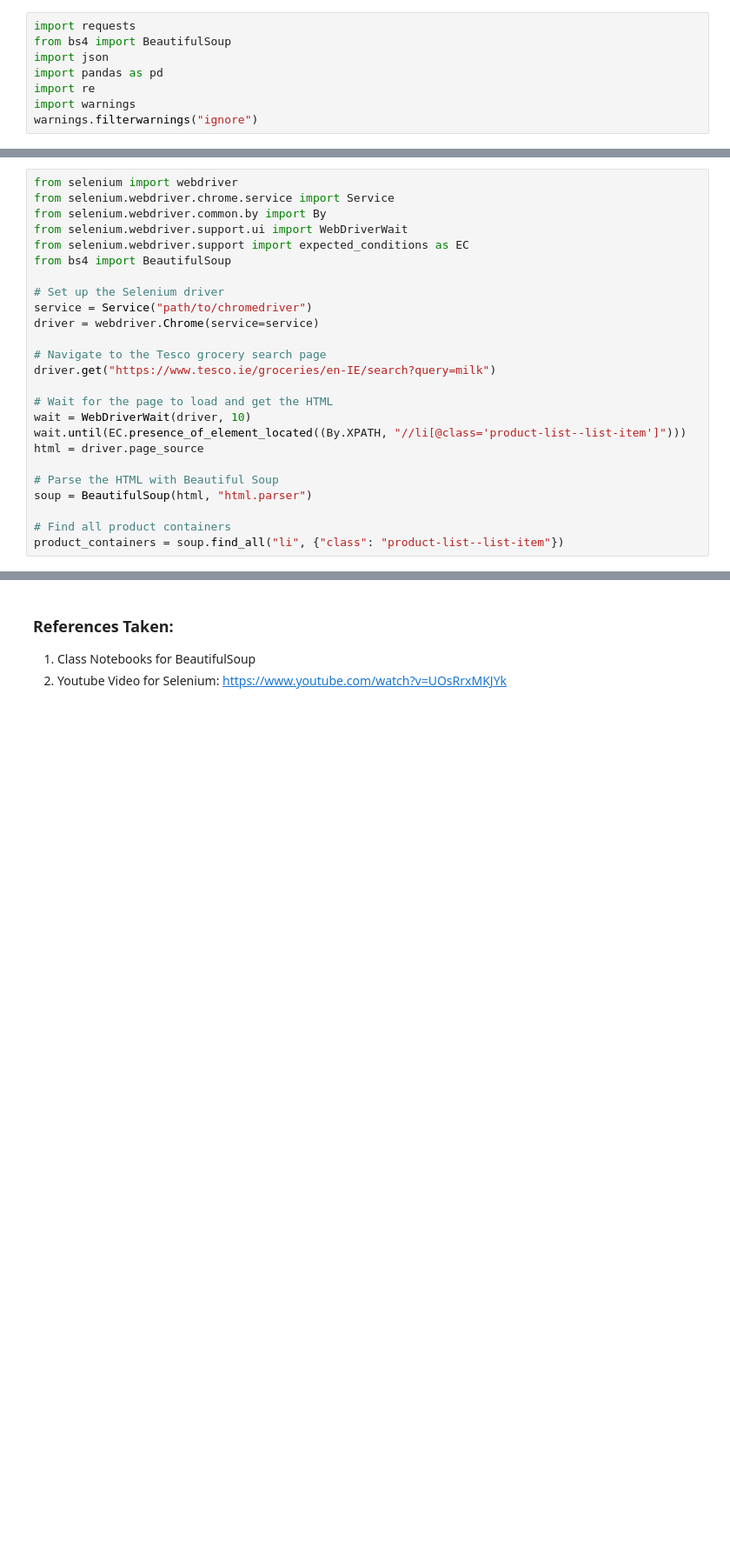
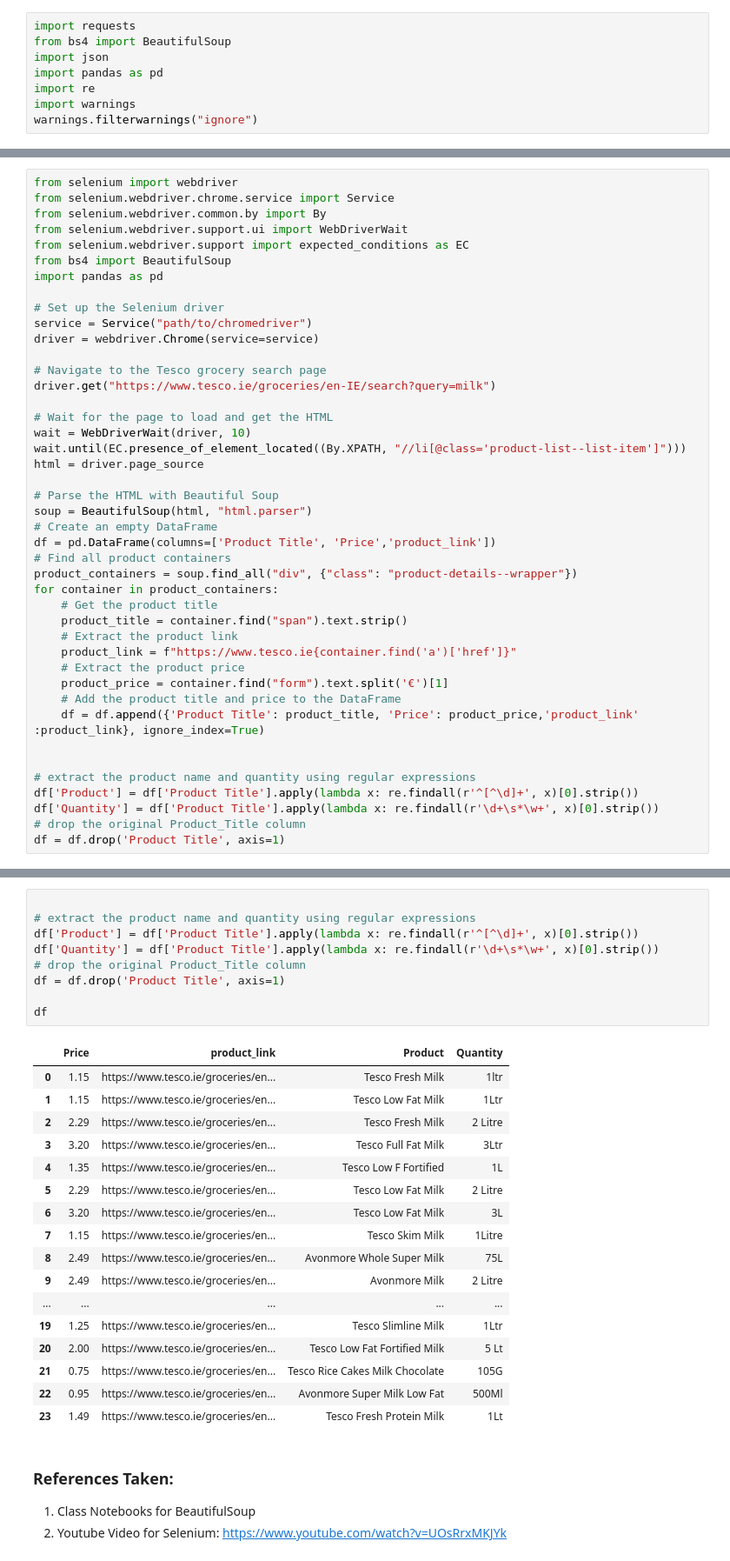
Before and after one commit to Akash2206/Python_CA2, a Jupyter notebook: Python_CA2_Akash_Satpute.ipynb, the cells around one changed output, grey strips where cells are left out. Shown: that part at 87% size. Drawn from its saved outputs; the diff is of its cells as text; blank space fills up the shorter version.

```diff
--- a/Python_CA2_Akash_Satpute.ipynb
+++ b/Python_CA2_Akash_Satpute.ipynb
@@ -60,6 +81,7 @@ from selenium.webdriver.common.by import By
 from selenium.webdriver.support.ui import WebDriverWait
 from selenium.webdriver.support import expected_conditions as EC
 from bs4 import BeautifulSoup
+import pandas as pd
 
 # Set up the Selenium driver
 service = Service("path/to/chromedriver")
@@ -75,6 +97,23 @@ html = driver.page_source
 
 # Parse the HTML with Beautiful Soup
 soup = BeautifulSoup(html, "html.parser")
+# Create an empty DataFrame
+df = pd.DataFrame(columns=['Product Title', 'Price','product_link'])
+# Find all product containers
+product_containers = soup.find_all("div", {"class": "product-details--wrapper"})
+for container in product_containers:
+    # Get the product title
+    product_title = container.find("span").text.strip()
+    # Extract the product link
+    product_link = f"https://www.tesco.ie{container.find('a')['href']}"
+    # Extract the product price
+    product_price = container.find("form").text.split('€')[1]
+    # Add the product title and price to the DataFrame
+    df = df.append({'Product Title': product_title, 'Price': product_price,'product_link' :product_link}, ignore_index=True)
 
-# Find all product containers
-product_containers = soup.find_all("li", {"class": "product-list--list-item"})
+
+# extract the product name and quantity using regular expressions
+df['Product'] = df['Product Title'].apply(lambda x: re.findall(r'^[^\d]+', x)[0].strip())
+df['Quantity'] = df['Product Title'].apply(lambda x: re.findall(r'\d+\s*\w+', x)[0].strip())
+# drop the original Product_Title column
+df = df.drop('Product Title', axis=1)
@@ -101,3 +138,30 @@ product_containers
+# %%
+
+# extract the product name and quantity using regular expressions
+df['Product'] = df['Product Title'].apply(lambda x: re.findall(r'^[^\d]+', x)[0].strip())
+df['Quantity'] = df['Product Title'].apply(lambda x: re.findall(r'\d+\s*\w+', x)[0].strip())
+# drop the original Product_Title column
+df = df.drop('Product Title', axis=1)
+
+df
+# %% [output]
+|  | Price | product_link | Product | Quantity |
+| 0 | 1.15 | https://www.tesco.ie/groceries/en... | Tesco Fresh Milk | 1ltr |
+| 1 | 1.15 | https://www.tesco.ie/groceries/en... | Tesco Low Fat Milk | 1Ltr |
+| 2 | 2.29 | https://www.tesco.ie/groceries/en... | Tesco Fresh Milk | 2 Litre |
+| 3 | 3.20 | https://www.tesco.ie/groceries/en... | Tesco Full Fat Milk | 3Ltr |
+| 4 | 1.35 | https://www.tesco.ie/groceries/en... | Tesco Low F Fortified | 1L |
+| 5 | 2.29 | https://www.tesco.ie/groceries/en... | Tesco Low Fat Milk | 2 Litre |
+| 6 | 3.20 | https://www.tesco.ie/groceries/en... | Tesco Low Fat Milk | 3L |
+| 7 | 1.15 | https://www.tesco.ie/groceries/en... | Tesco Skim Milk | 1Litre |
+| 8 | 2.49 | https://www.tesco.ie/groceries/en... | Avonmore Whole Super Milk | 75L |
+| 9 | 2.49 | https://www.tesco.ie/groceries/en... | Avonmore Milk | 2 Litre |
+| ... | ... | ... | ... | ... |
+| 19 | 1.25 | https://www.tesco.ie/groceries/en... | Tesco Slimline Milk | 1Ltr |
+| 20 | 2.00 | https://www.tesco.ie/groceries/en... | Tesco Low Fat Fortified Milk | 5 Lt |
+| 21 | 0.75 | https://www.tesco.ie/groceries/en... | Tesco Rice Cakes Milk Chocolate | 105G |
+| 22 | 0.95 | https://www.tesco.ie/groceries/en... | Avonmore Super Milk Low Fat | 500Ml |
+| 23 | 1.49 | https://www.tesco.ie/groceries/en... | Tesco Fresh Protein Milk | 1Lt |
 # %% [markdown]
 ### References Taken:
 1) Class Notebooks for BeautifulSoup
```
Also changed, not shown: parts of 5 cells of this notebook.
